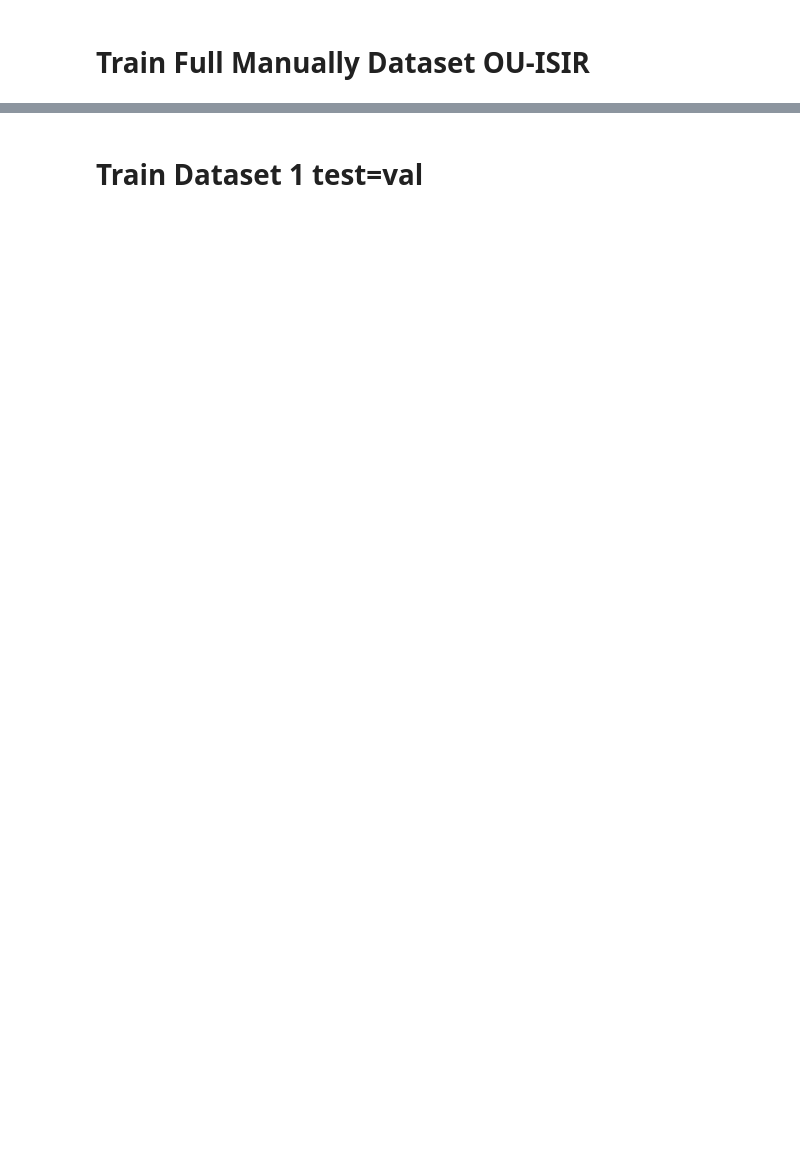
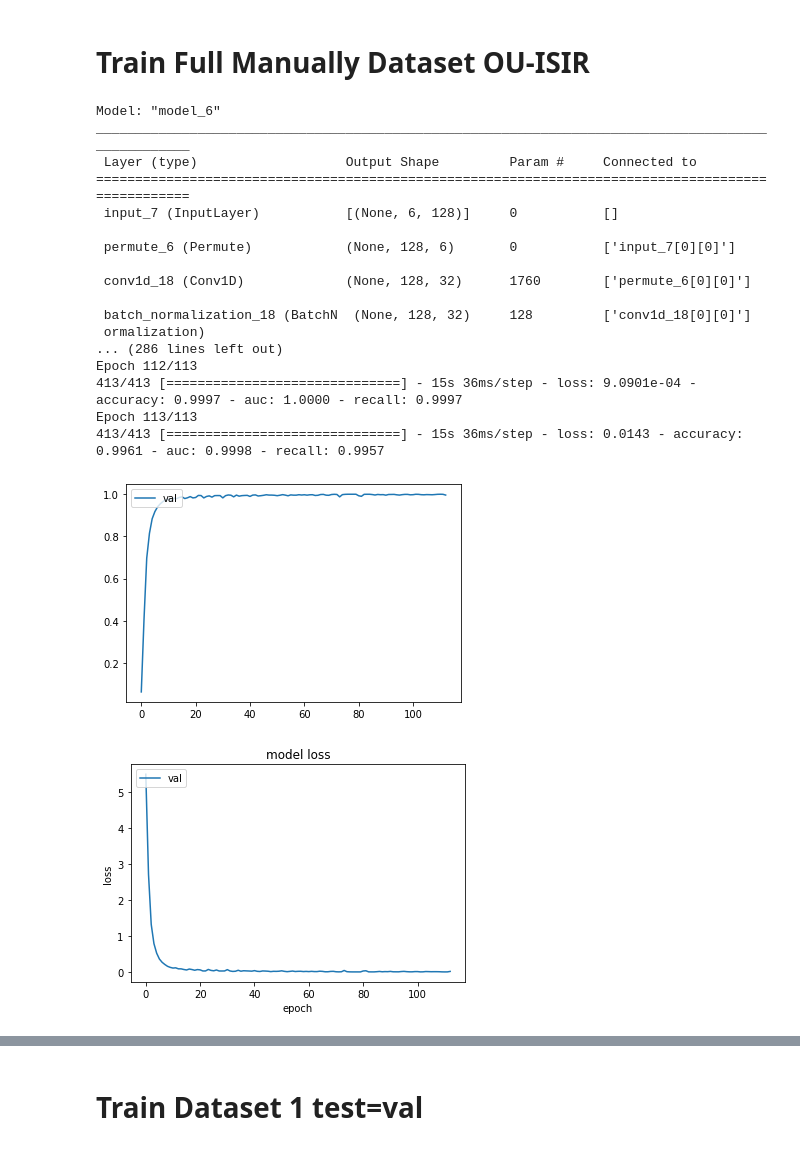
Before and after one commit to NahianAlindo/gait_recognition, a Jupyter notebook: Model_with_blocks_Bi_GRU.ipynb, the cells around one changed output, grey strips where cells are left out. Saved outputs shown, nothing was run; the diff lists cells and outputs as text; code cells hidden in the pictures; blank space fills up the shorter version.

```diff
--- a/Model_with_blocks_Bi_GRU.ipynb
+++ b/Model_with_blocks_Bi_GRU.ipynb
@@ -457,15 +564,35 @@ get_test_performance(model, X_test, test_label)
 # Train Full Manually Dataset OU-ISIR
 # %%
 # change
-epochs = 54
+epochs = 113
 if gpu:
     model = MLSTM_FCN((X_train.shape[1], X_train.shape[2]), train_label.shape[1])
     history = model.fit(X_train,train_label,batch_size=32,epochs=epochs,verbose=1)
 if tpu:
     with strategy.scope():
         model = MLSTM_FCN((X_train.shape[1], X_train.shape[2]), train_label.shape[1])
         history = model.fit(X_train,train_label,batch_size=8*32,epochs=epochs,verbose=1)
 
 plot_performance(X_train, train_label, history)
+# %% [output]
+Model: "model_6"
+__________________________________________________________________________________________________
+ Layer (type)                   Output Shape         Param #     Connected to
+==================================================================================================
+ input_7 (InputLayer)           [(None, 6, 128)]     0           []
+
+ permute_6 (Permute)            (None, 128, 6)       0           ['input_7[0][0]']
+
+ conv1d_18 (Conv1D)             (None, 128, 32)      1760        ['permute_6[0][0]']
+
+ batch_normalization_18 (BatchN  (None, 128, 32)     128         ['conv1d_18[0][0]']
+ ormalization)
+... (286 lines left out)
+Epoch 112/113
+413/413 [==============================] - 15s 36ms/step - loss: 9.0901e-04 - accuracy: 0.9997 - auc: 1.0000 - recall: 0.9997
+Epoch 113/113
+413/413 [==============================] - 15s 36ms/step - loss: 0.0143 - accuracy: 0.9961 - auc: 0.9998 - recall: 0.9957
+[figure, added]
+[figure, added]
 # %%
 get_test_performance(model, X_test, test_label)
```
Also changed, not shown: parts of 36 cells of this notebook, 1 other file.
